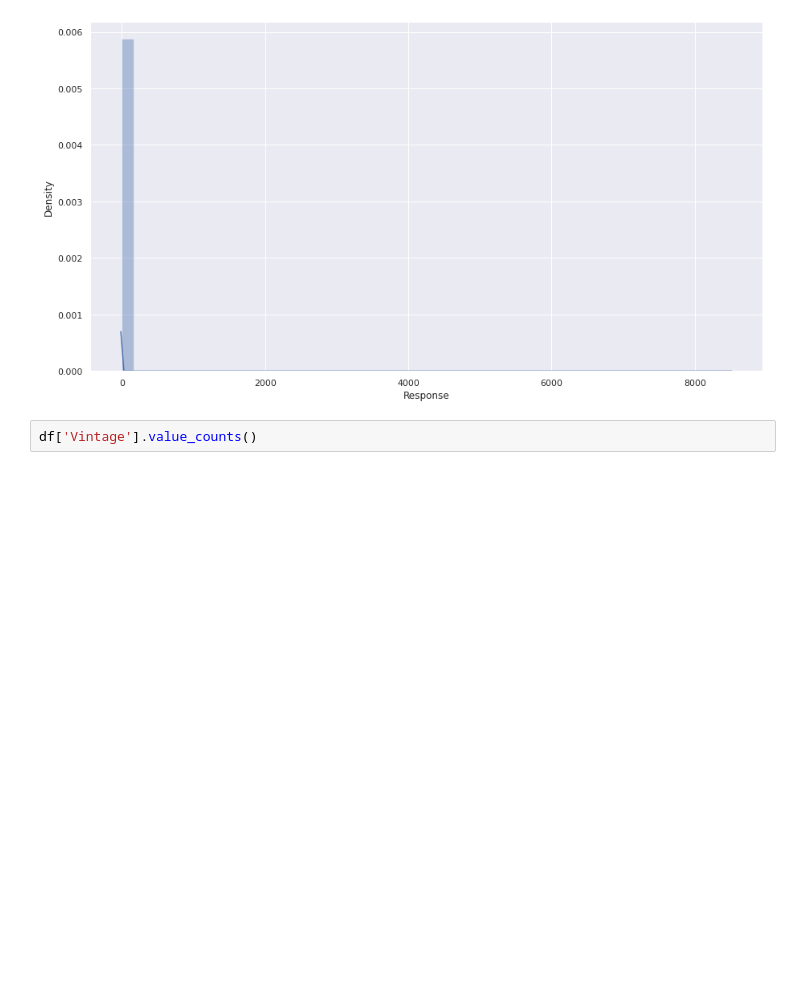
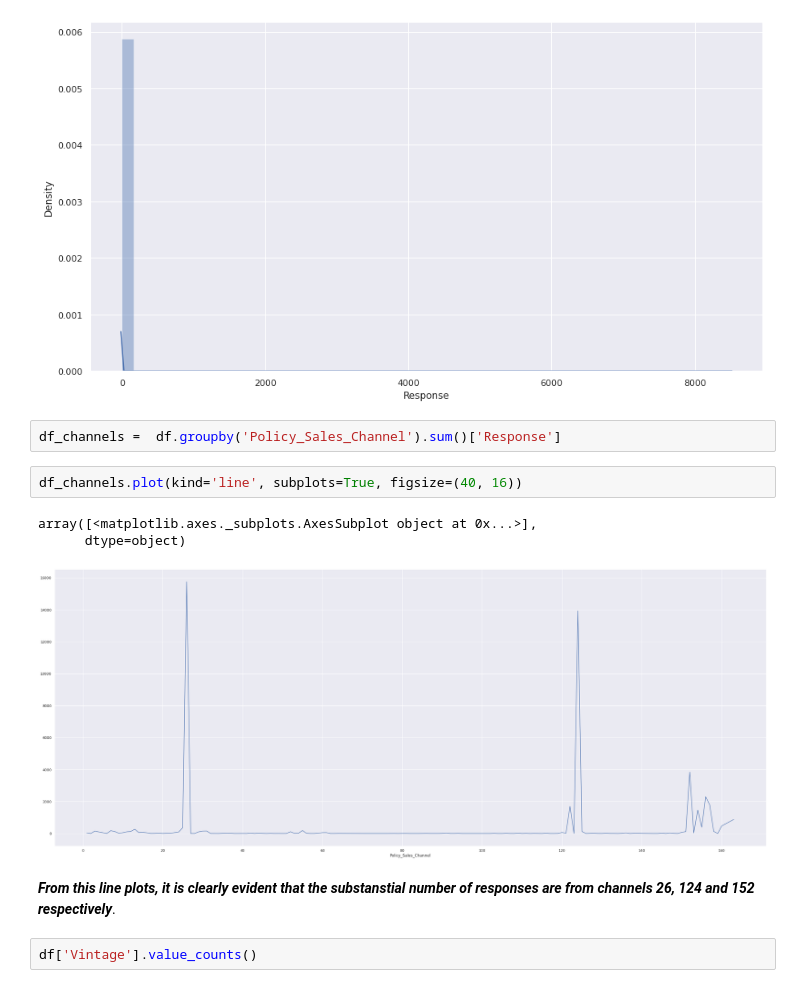
Before and after one commit to akifkashif/Health-Insurance-Prediction--Capstone-Project, a Jupyter notebook: Copy_of_HEALTH_INSURANCE_CROSS_SELL_PREDICTION.ipynb, the cells around one changed output. Cells and saved outputs as stored; diff of their text form; blank space fills up the shorter version.

```diff
--- a/Copy_of_HEALTH_INSURANCE_CROSS_SELL_PREDICTION.ipynb
+++ b/Copy_of_HEALTH_INSURANCE_CROSS_SELL_PREDICTION.ipynb
@@ -312,6 +312,16 @@ sns.distplot(df_Annual_Premium)
 # %% [output]
 <matplotlib.axes._subplots.AxesSubplot at 0x...>
 [figure]
+# %%
+df_channels =  df.groupby('Policy_Sales_Channel').sum()['Response']
+# %%
+df_channels.plot(kind='line', subplots=True, figsize=(40, 16))
+# %% [output]
+array([<matplotlib.axes._subplots.AxesSubplot object at 0x...>],
+      dtype=object)
+[figure, added]
+# %% [markdown]
+***From this line plots, it is clearly evident that the substanstial number of responses are from channels 26, 124 and 152 respectively***.
 # %%
 df['Vintage'].value_counts()
 # %% [output]
```
Also changed, not shown: parts of 54 cells of this notebook.
